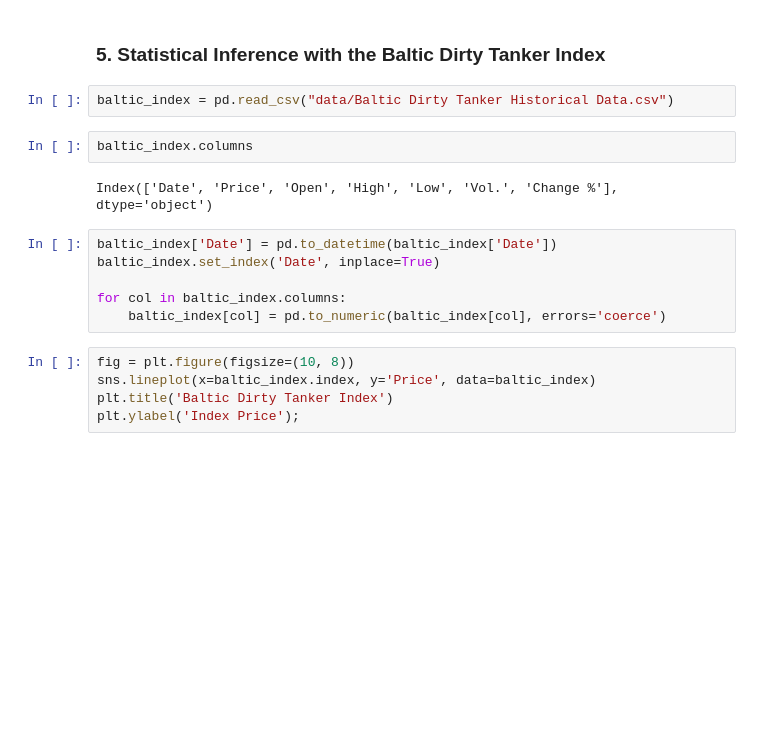
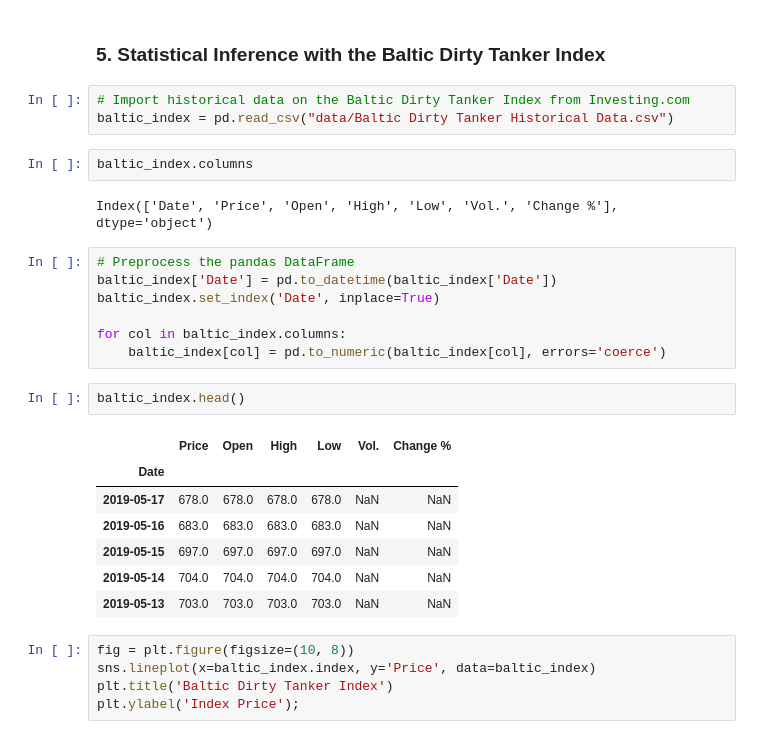
Before and after one commit to NicholasTanWeiHong/eda-with-quandl-futures, a Jupyter notebook: eda-quandl-futures.ipynb, the cells around one changed output. Saved outputs shown, nothing was run; the diff lists cells and outputs as text; blank space fills up the shorter version.

```diff
--- a/eda-quandl-futures.ipynb
+++ b/eda-quandl-futures.ipynb
@@ -341,17 +349,29 @@ Extremely high visco spreads generally suggest that higher-grade Fuel Oil cargoe
 # %% [markdown]
 ### 5. Statistical Inference with the Baltic Dirty Tanker Index
 # %%
+# Import historical data on the Baltic Dirty Tanker Index from Investing.com
 baltic_index = pd.read_csv("data/Baltic Dirty Tanker Historical Data.csv")
 # %%
 baltic_index.columns
 # %% [output]
 Index(['Date', 'Price', 'Open', 'High', 'Low', 'Vol.', 'Change %'], dtype='object')
 # %%
+# Preprocess the pandas DataFrame
 baltic_index['Date'] = pd.to_datetime(baltic_index['Date'])
 baltic_index.set_index('Date', inplace=True)
 
 for col in baltic_index.columns:
     baltic_index[col] = pd.to_numeric(baltic_index[col], errors='coerce')
+# %%
+baltic_index.head()
+# %% [output]
+|  | Price | Open | High | Low | Vol. | Change % |
+| Date |  |  |  |  |  |  |
+| 2019-05-17 | 678.0 | 678.0 | 678.0 | 678.0 | NaN | NaN |
+| 2019-05-16 | 683.0 | 683.0 | 683.0 | 683.0 | NaN | NaN |
+| 2019-05-15 | 697.0 | 697.0 | 697.0 | 697.0 | NaN | NaN |
+| 2019-05-14 | 704.0 | 704.0 | 704.0 | 704.0 | NaN | NaN |
+| 2019-05-13 | 703.0 | 703.0 | 703.0 | 703.0 | NaN | NaN |
 # %%
 fig = plt.figure(figsize=(10, 8))
 sns.lineplot(x=baltic_index.index, y='Price', data=baltic_index)
```
Also changed, not shown: parts of 19 cells of this notebook, 1 other file.
